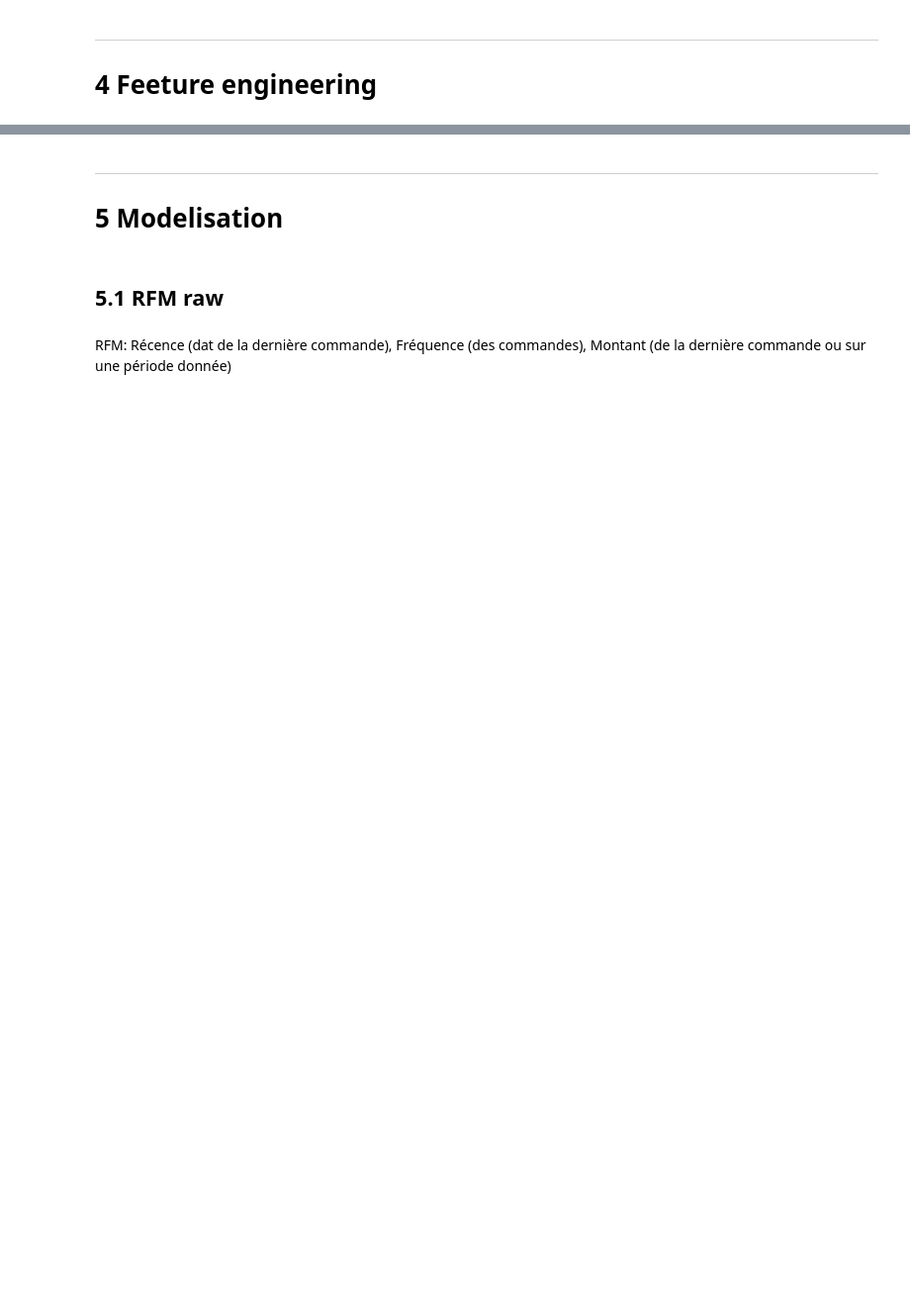
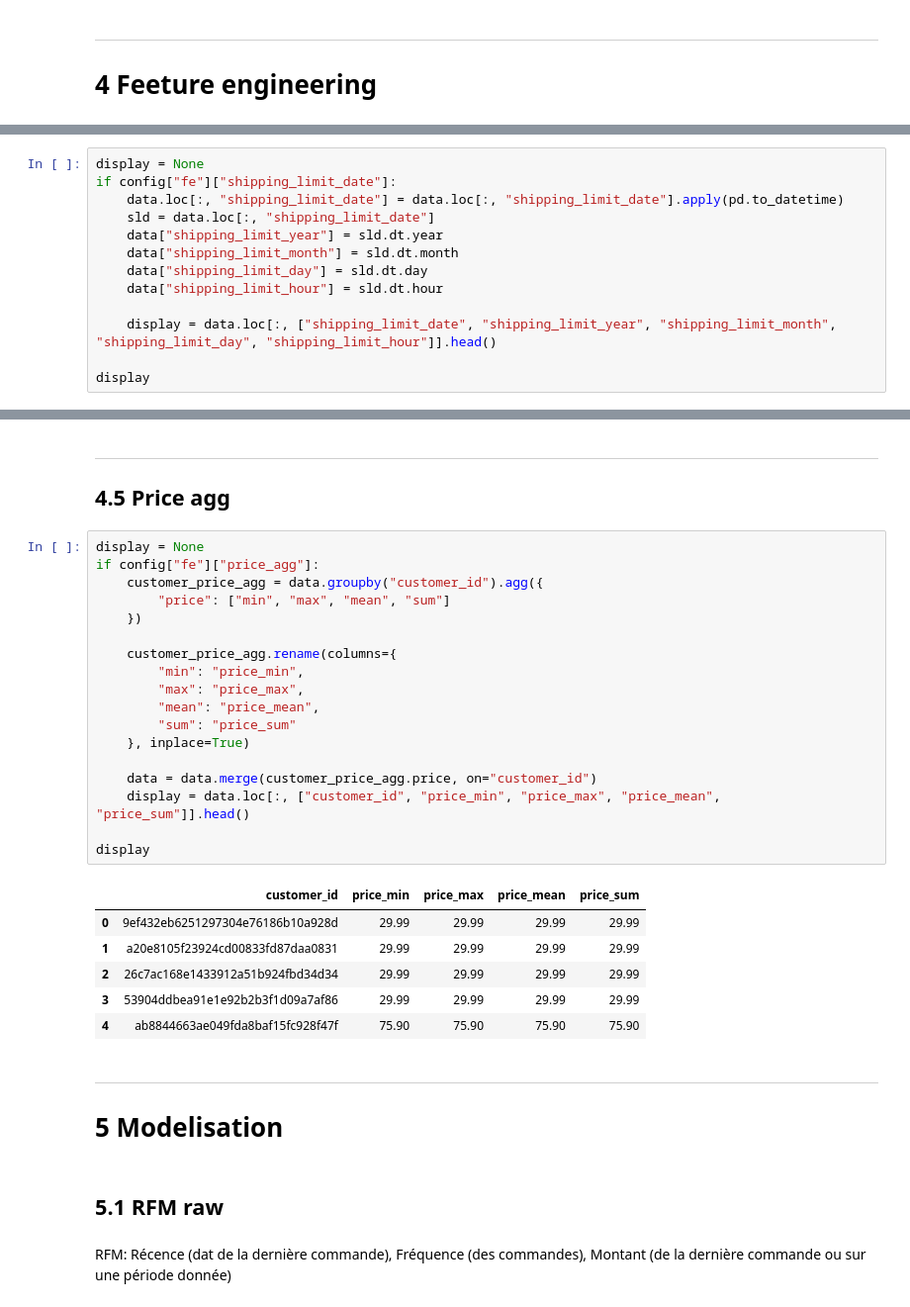
Before and after one commit to curiousmindflow/oc-ml-p4, a Jupyter notebook: modelisation.ipynb, the cells around one changed output, grey strips where cells are left out. Shown at 99% size. Cells and saved outputs as stored; diff of their text form; blank space fills up the shorter version.

```diff
--- a/modelisation.ipynb
+++ b/modelisation.ipynb
@@ -396,0 +506,13 @@ data.describe(include="object")
+# %%
+display = None
+if config["fe"]["shipping_limit_date"]:
+    data.loc[:, "shipping_limit_date"] = data.loc[:, "shipping_limit_date"].apply(pd.to_datetime)
+    sld = data.loc[:, "shipping_limit_date"]
+    data["shipping_limit_year"] = sld.dt.year
+    data["shipping_limit_month"] = sld.dt.month
+    data["shipping_limit_day"] = sld.dt.day
+    data["shipping_limit_hour"] = sld.dt.hour
+
+    display = data.loc[:, ["shipping_limit_date", "shipping_limit_year", "shipping_limit_month", "shipping_limit_day", "shipping_limit_hour"]].head()
+
+display
@@ -397,3 +535,31 @@ data.describe(include="object")
+# %% [markdown]
+***
+## 4.5 Price agg
+# %%
+display = None
+if config["fe"]["price_agg"]:
+    customer_price_agg = data.groupby("customer_id").agg({
+        "price": ["min", "max", "mean", "sum"]
+    })
+
+    customer_price_agg.rename(columns={
+        "min": "price_min",
+        "max": "price_max",
+        "mean": "price_mean",
+        "sum": "price_sum"
+    }, inplace=True)
+
+    data = data.merge(customer_price_agg.price, on="customer_id")
+    display = data.loc[:, ["customer_id", "price_min", "price_max", "price_mean", "price_sum"]].head()
+
+display
+# %% [output]
+|  | customer_id | price_min | price_max | price_mean | price_sum |
+| 0 | 9ef432eb6251297304e76186b10a928d | 29.99 | 29.99 | 29.99 | 29.99 |
+| 1 | a20e8105f23924cd00833fd87daa0831 | 29.99 | 29.99 | 29.99 | 29.99 |
+| 2 | 26c7ac168e1433912a51b924fbd34d34 | 29.99 | 29.99 | 29.99 | 29.99 |
+| 3 | 53904ddbea91e1e92b2b3f1d09a7af86 | 29.99 | 29.99 | 29.99 | 29.99 |
+| 4 | ab8844663ae049fda8baf15fc928f47f | 75.90 | 75.90 | 75.90 | 75.90 |
 # %% [markdown]
 ***
 # 5 Modelisation
```
Also changed, not shown: parts of 62 cells of this notebook, 1 other file.
